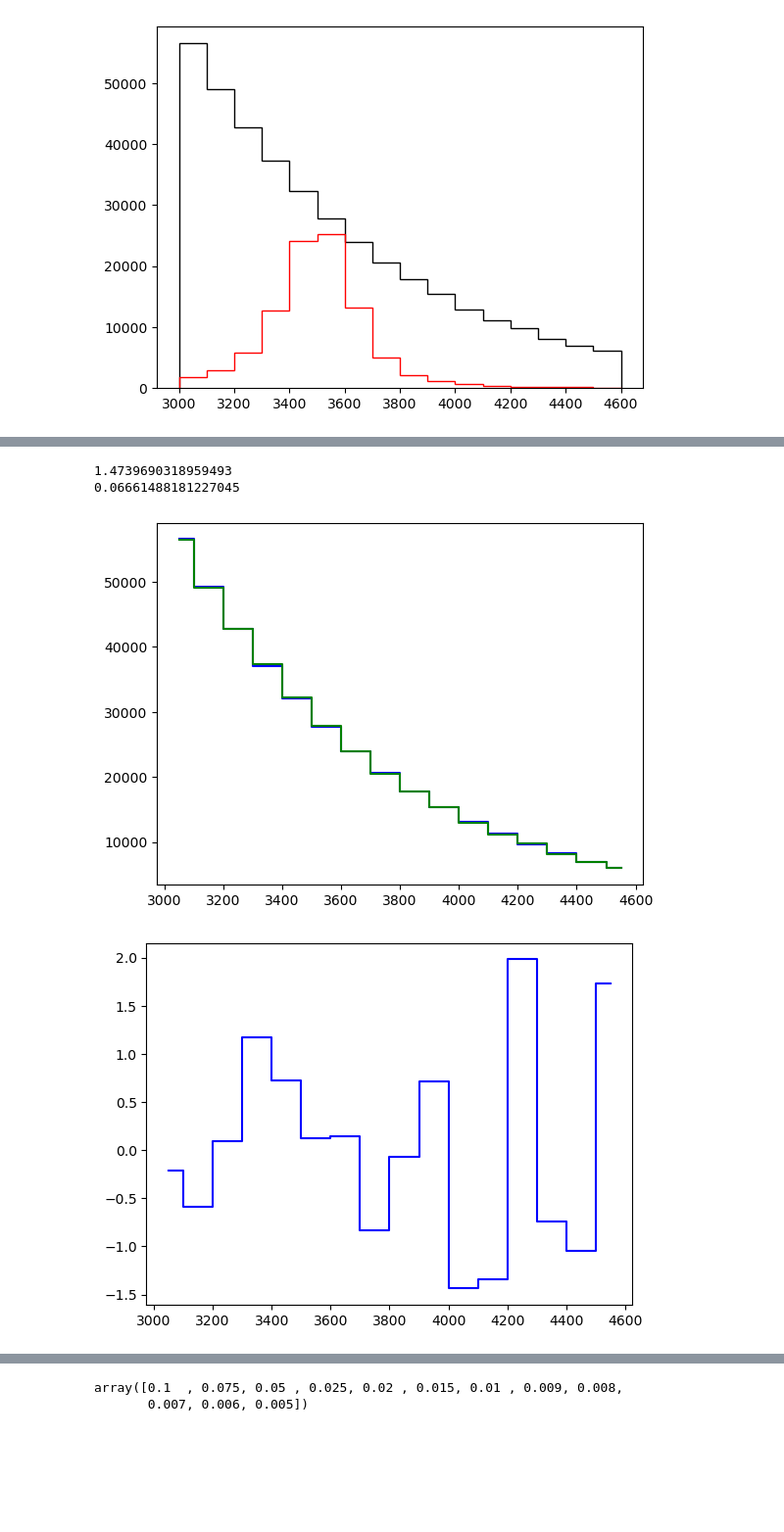
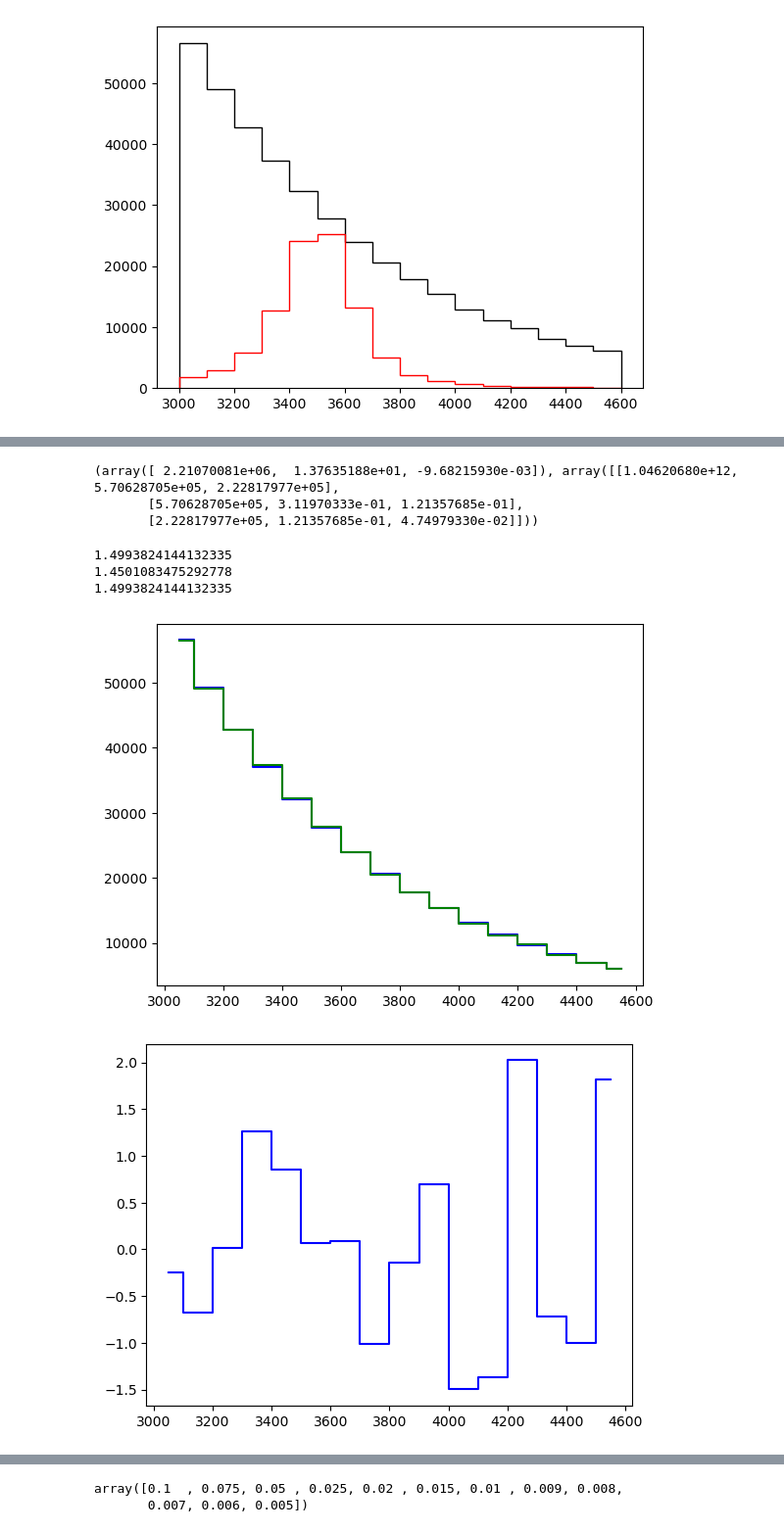
Before and after one commit to IvanOleksiyuk/jet_cluster_scanning, a Jupyter notebook: dijet_full_fit.ipynb, the cells around one changed output, grey strips where cells are left out. Shown: that part at 98% size. Drawn from its saved outputs; the diff is of its cells as text; code cells hidden in the pictures; blank space fills up the shorter version.

```diff
--- a/dijet_full_fit.ipynb
+++ b/dijet_full_fit.ipynb
@@ -9,11 +16,15 @@ test_stat="MLSnormal_positive"
 # %%
-from utils.test_statistics import MLSnormal_positiv
+from utils.test_statistics import MLSnormal_positiv, chi_square
 
-if test_stat=="MLSnormal_positive":
+if test_stat=="MLSnormal_positiv":
 	test_stat_f = MLSnormal_positiv
+elif test_stat=="chi_square":
+	test_stat_f = chi_square
+elif test_stat=="chi_square_n_dof":
+	test_stat_f = lambda x, y: chi_square(x, y)/n_dof
 # %%
 #Load the mass spectra
-data_path = "../../../DATA/LHCO/"
+data_path = "../../DATA/LHCO/"
 mjj_bg = np.load(data_path + "mjj_bkg_sort.npy")
 mjj_sg = np.load(data_path + "mjj_sig_sort.npy")
 # %%
@@ -30,6 +41,5 @@ x=x[:-1]+(x[1]-x[0])/2
 bkg_err = np.sqrt(bkg)
 sig_err = np.sqrt(sig)
 # %%
-y_orig=bkg#+sig
-y_orig_err=np.sqrt(bkg_err**2+sig_err**2)
+y_orig_err=np.sqrt(bkg_err**2)
 # %%
@@ -88,14 +103,24 @@ print(rrr)
+# %%
+rrr, f = fit(x, bkg, y_orig_err, fff, s=13000)
+fited_bkg = f(x, *rrr[0])
+print(rrr)
+# %% [output]
+(array([ 2.21070081e+06,  1.37635188e+01, -9.68215930e-03]), array([[1.04620680e+12, 5.70628705e+05, 2.22817977e+05],
+       [5.70628705e+05, 3.11970333e-01, 1.21357685e-01],
+       [2.22817977e+05, 1.21357685e-01, 4.74979330e-02]]))
 # %%
-plt.step(x, fited, color="blue", where="mid")
-plt.step(x, y_orig, color="green", where="mid")
+plt.step(x, fited_bkg, color="blue", where="mid")
+plt.step(x, bkg, color="green", where="mid")
 plt.figure()
-plt.step(x, (y_orig-fited)/y_orig_err, color="blue", where="mid")
-print(MLSnormal_oneside(y_orig, fited))
-k = len(y_orig)
-print(np.sum((y_orig-fited)**2/y_orig_err**2)/(k*(k-1)))
+plt.step(x, (bkg-fited_bkg)/y_orig_err, color="blue", where="mid")
+print(MLSnormal_positiv(bkg, fited_bkg))
+k = len(bkg)
+print(np.sum((bkg-fited_bkg)**2/y_orig_err**2)/n_dof)
+print(test_stat_f(bkg, fited_bkg))
 # %% [output]
-1.4739690318959493
-0.06661488181227045
+1.4993824144132335
+1.4501083475292778
+1.4993824144132335
 [figure]
-[figure, old version]
+[figure, new version]
 # %%
```
Also changed, not shown: parts of 17 cells of this notebook, 3 other files.
